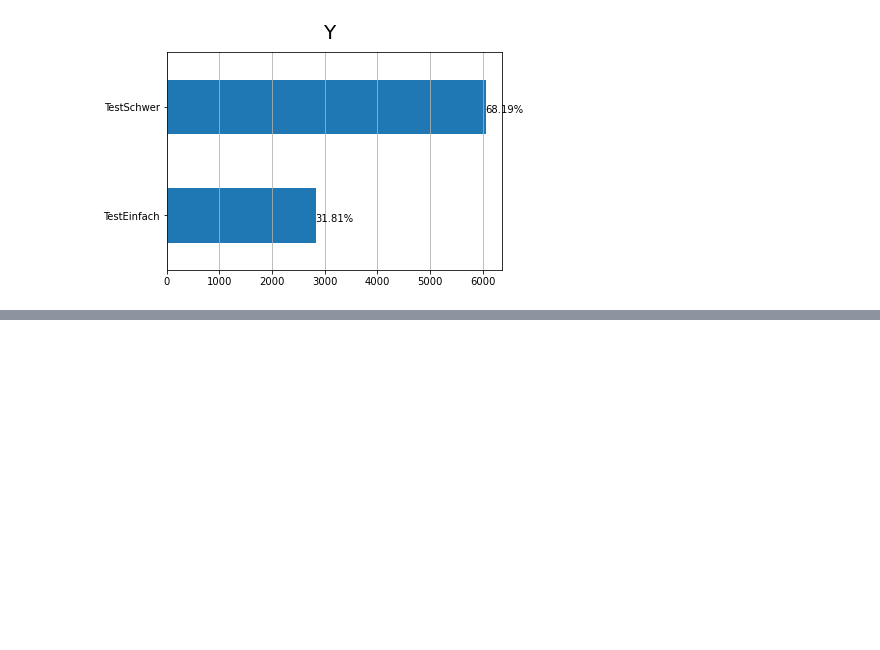
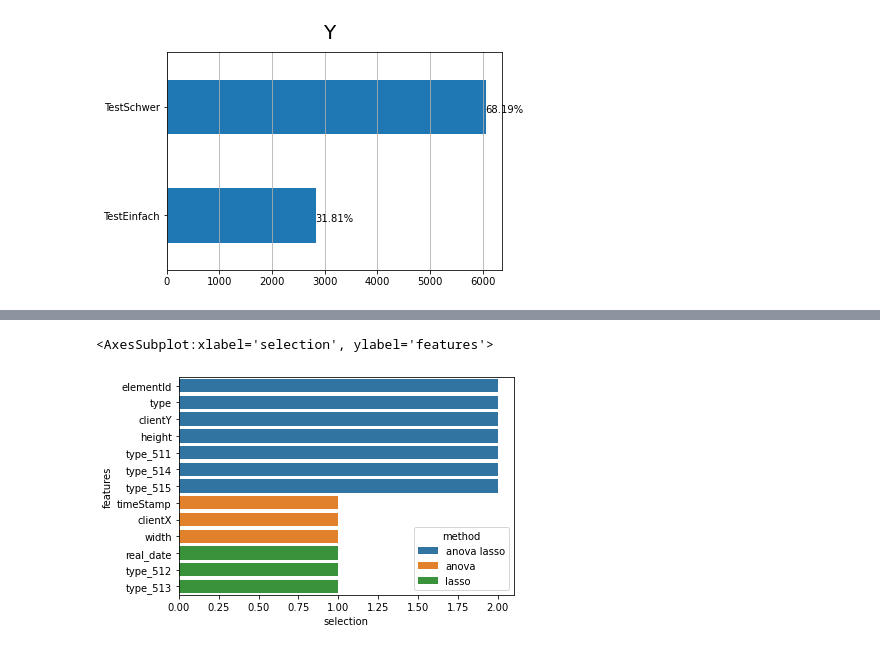
Before and after one commit to IngaGlotzbach/Master-AI, a Jupyter notebook: Model/overviewData.ipynb, the cells around one changed output, grey strips where cells are left out. Saved outputs shown, nothing was run; the diff lists cells and outputs as text; code cells hidden in the pictures; blank space fills up the shorter version.

```diff
--- a/Model/overviewData.ipynb
+++ b/Model/overviewData.ipynb
@@ -198,0 +210,27 @@ ValueError: could not convert string to float: 'nextButton'
+# %%
+X = dtf_train.drop("Y", axis=1).values
+y = dtf_train["Y"].values
+feature_names = dtf_train.drop("Y", axis=1).columns
+## Anova
+selector = feature_selection.SelectKBest(score_func=
+               feature_selection.f_classif, k=10).fit(X,y)
+anova_selected_features = feature_names[selector.get_support()]
+
+## Lasso regularization
+selector = feature_selection.SelectFromModel(estimator=
+              linear_model.LogisticRegression(C=1, penalty="l1",
+              solver='liblinear'), max_features=10).fit(X,y)
+lasso_selected_features = feature_names[selector.get_support()]
+
+## Plot
+dtf_features = pd.DataFrame({"features":feature_names})
+dtf_features["anova"] = dtf_features["features"].apply(lambda x: "anova" if x in anova_selected_features else "")
+dtf_features["num1"] = dtf_features["features"].apply(lambda x: 1 if x in anova_selected_features else 0)
+dtf_features["lasso"] = dtf_features["features"].apply(lambda x: "lasso" if x in lasso_selected_features else "")
+dtf_features["num2"] = dtf_features["features"].apply(lambda x: 1 if x in lasso_selected_features else 0)
+dtf_features["method"] = dtf_features[["anova","lasso"]].apply(lambda x: (x[0]+" "+x[1]).strip(), axis=1)
+dtf_features["selection"] = dtf_features["num1"] + dtf_features["num2"]
+sns.barplot(y="features", x="selection", hue="method", data=dtf_features.sort_values("selection", ascending=False), dodge=False)
+# %% [output]
+<AxesSubplot:xlabel='selection', ylabel='features'>
+[figure, added]
```
Also changed, not shown: parts of 20 cells of this notebook, 4 other files.
